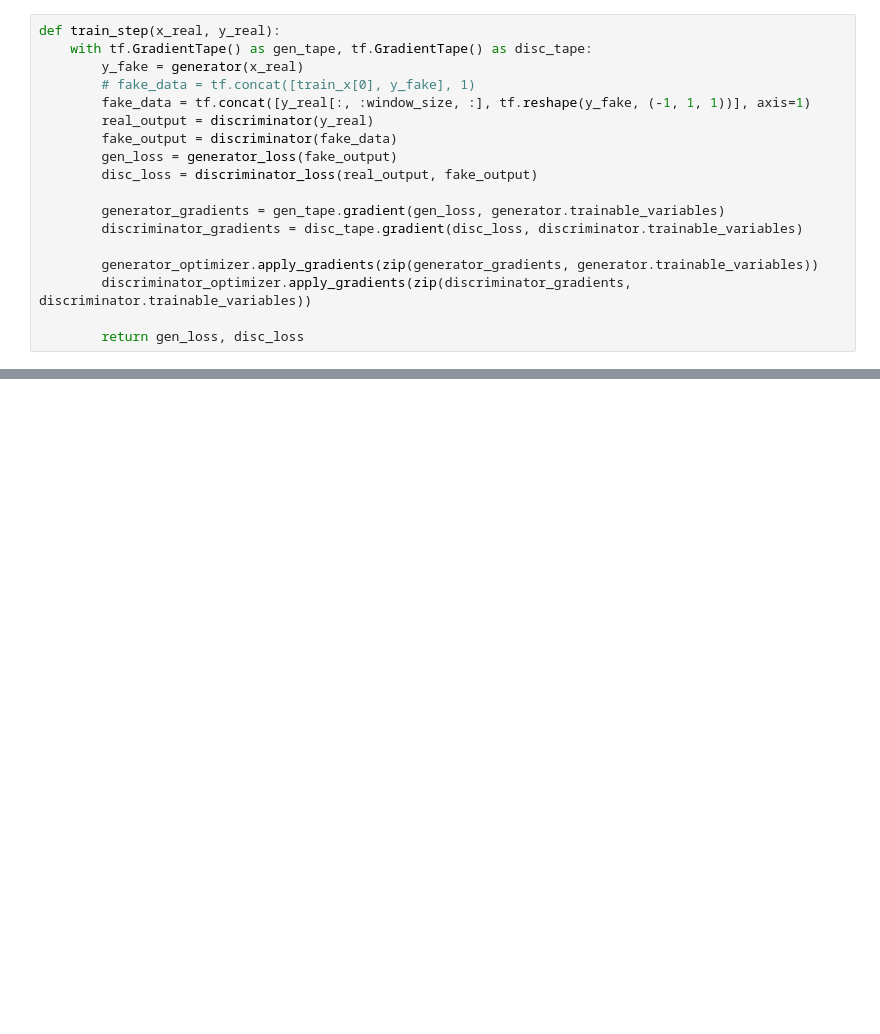
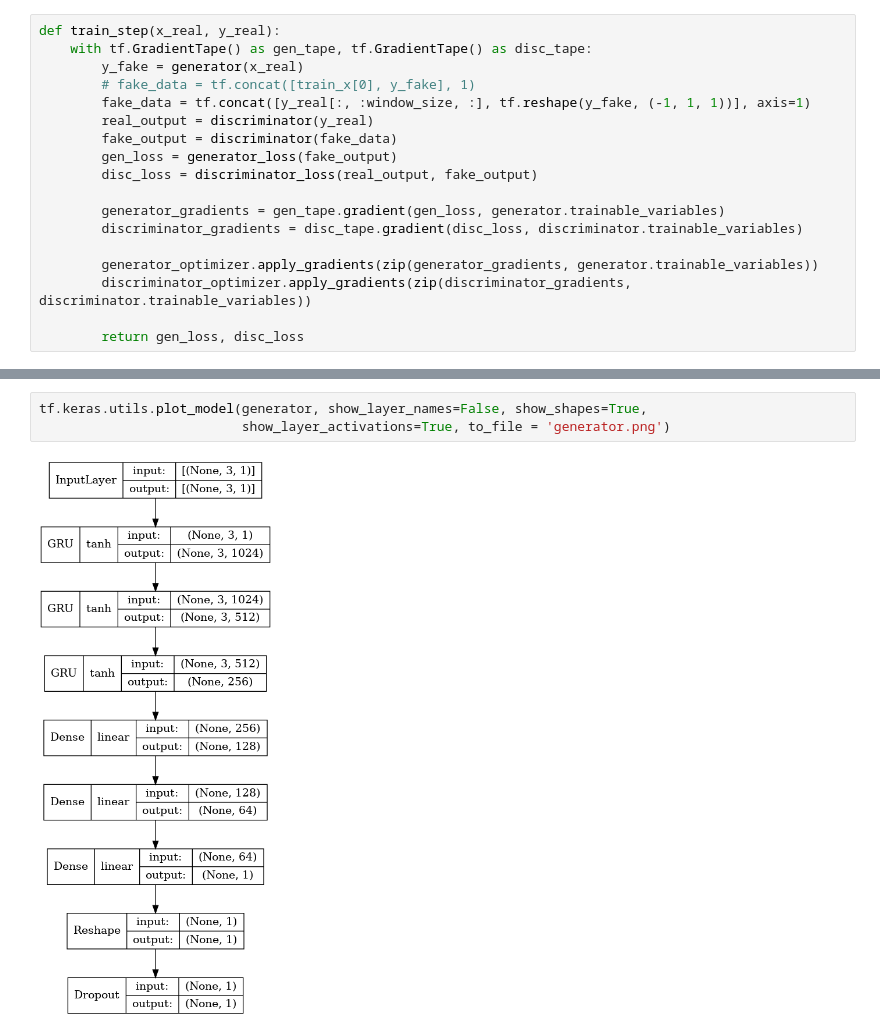
Before and after one commit to Rol3ert99/stock-predictions, a Jupyter notebook: gan.ipynb, the cells around one changed output, grey strips where cells are left out. Cells and saved outputs as stored; diff of their text form; blank space fills up the shorter version.

```diff
--- a/gan.ipynb
+++ b/gan.ipynb
@@ -316,0 +342,5 @@ plt.show()
+# %%
+tf.keras.utils.plot_model(generator, show_layer_names=False, show_shapes=True,
+                          show_layer_activations=True, to_file = 'generator.png')
+# %% [output]
+[figure, added]
```
Also changed, not shown: parts of 9 cells of this notebook, 6 other files.
